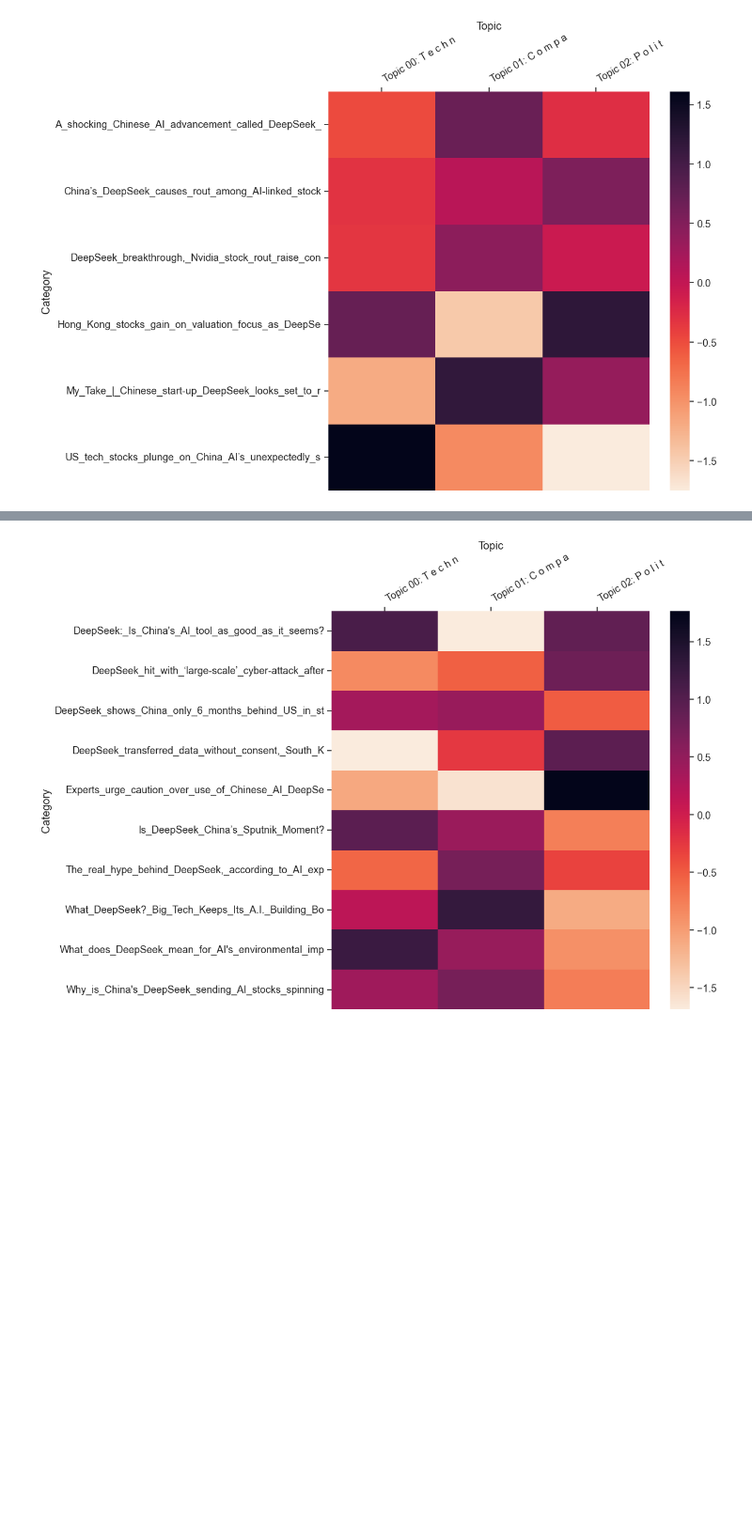
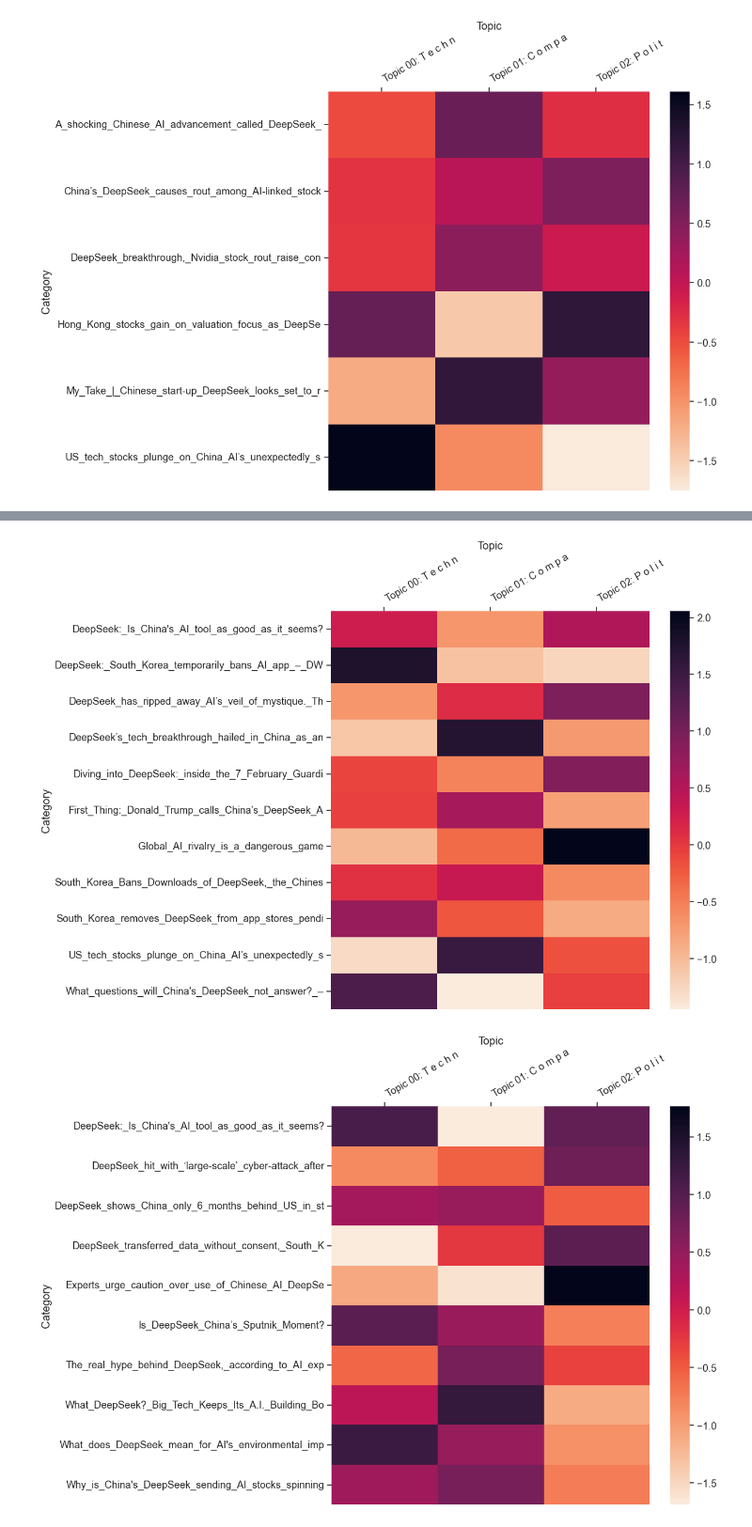
Before and after one commit to LuZhang-lucky/Media_Text_Analysis, a Jupyter notebook: 4_topic_modeling/notebooks/topic_tomotopy.ipynb, the cells around one changed output, grey strips where cells are left out. Shown at 94% size. Saved outputs shown, nothing was run; the diff lists cells and outputs as text; code cells hidden in the pictures; blank space fills up the shorter version.

```diff
--- a/4_topic_modeling/notebooks/topic_tomotopy.ipynb
+++ b/4_topic_modeling/notebooks/topic_tomotopy.ipynb
@@ -286,3 +321,22 @@ plt.close(fig)
+# %%
+
+# Plot the heatmap
+little_mallet_wrapper.plot_categories_by_topics_heatmap(
+    titles,
+    topic_distributions,
+    manual_labels,
+    target_labels=target_labels,
+    dim=(13, 9)
+)
+
+# Get the current figure and axes
+fig = plt.gcf()
+ax = plt.gca()
+
+
+plt.close(fig)
+# %% [output]
+[figure, added]
 # %%
 # make a random list of target labels
 import random
```
Also changed, not shown: parts of 13 cells of this notebook, 1 other file.
